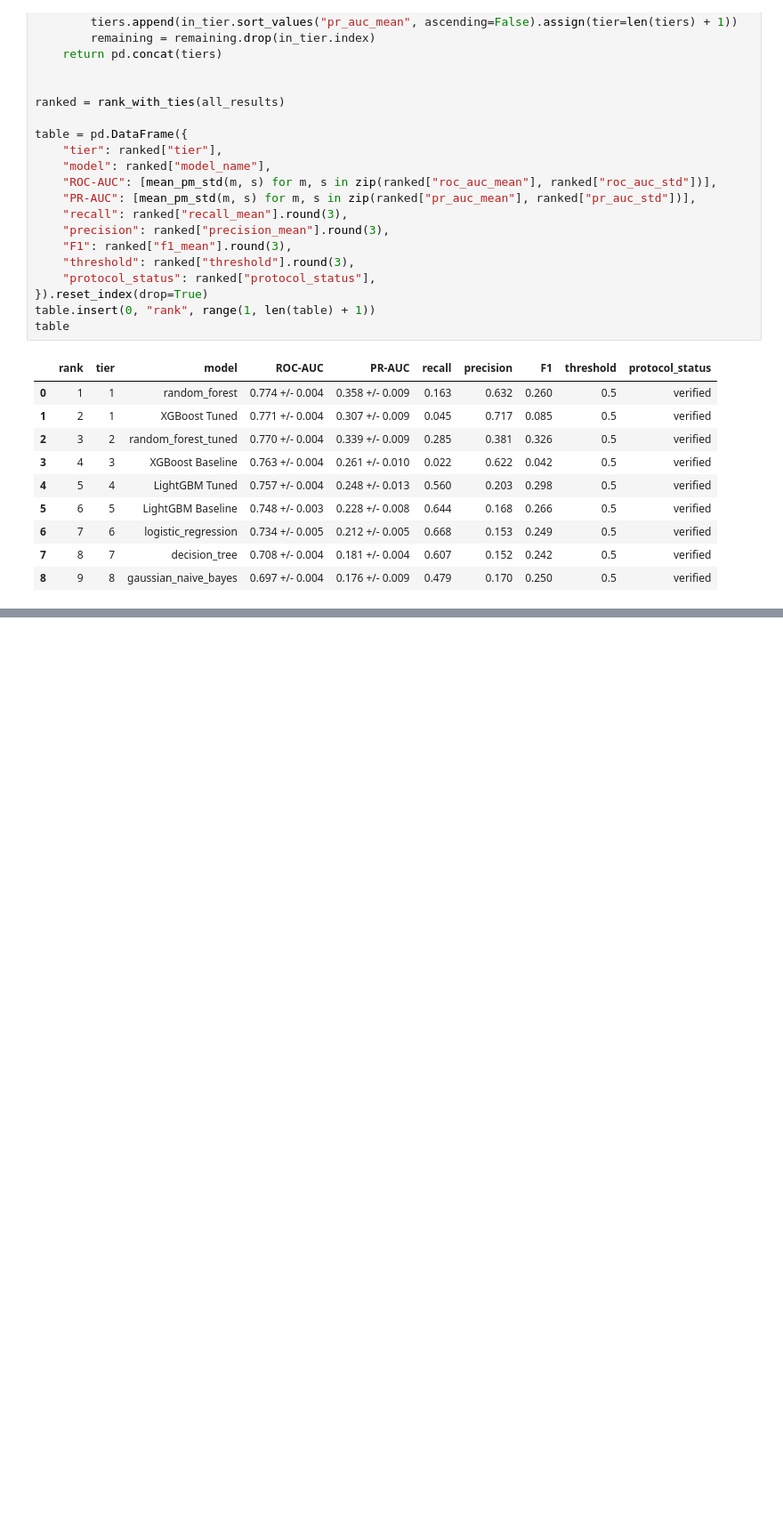
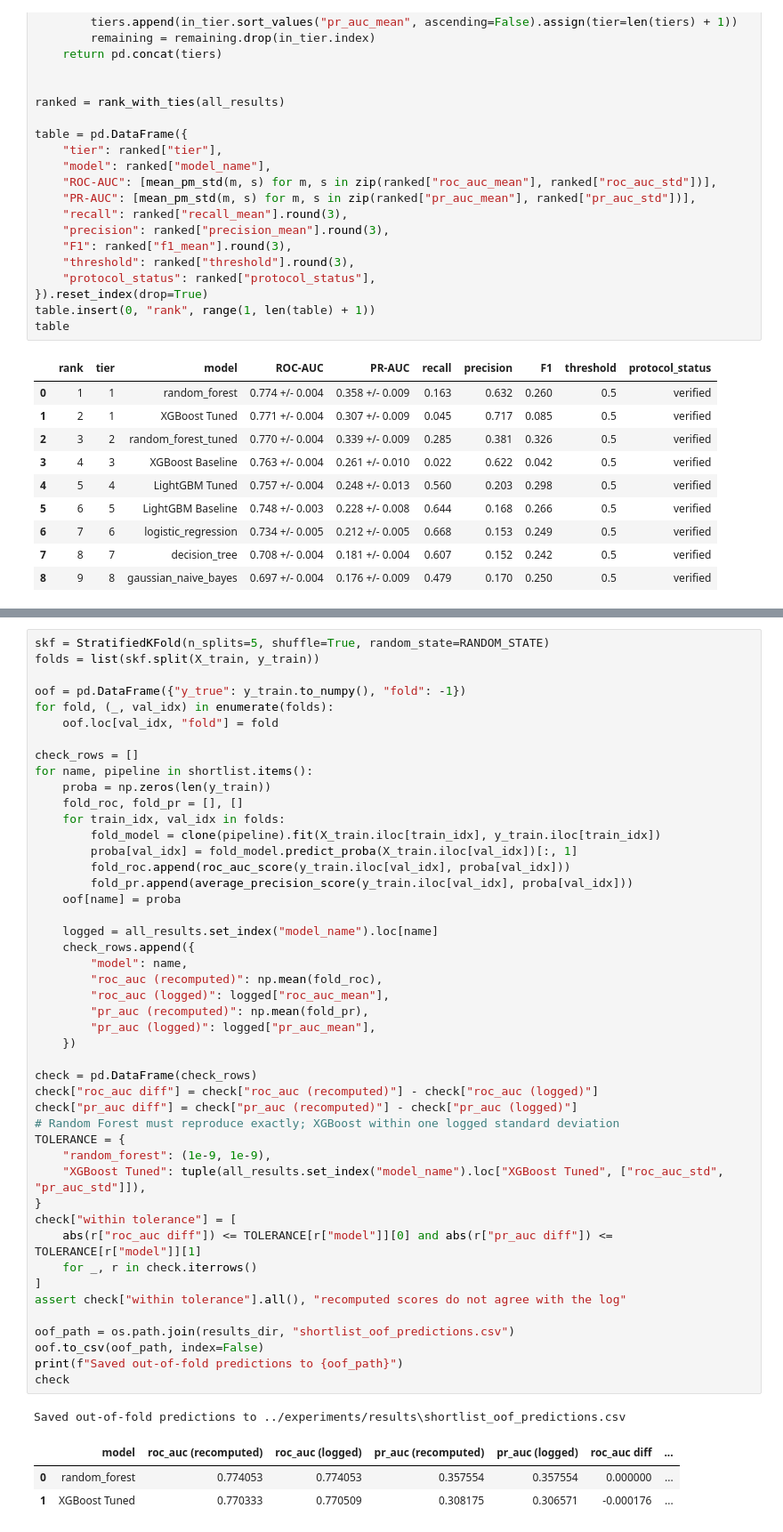
Before and after one commit to Pasiya990/FDM-AutoMobile_Loan_Default_Modelling, a Jupyter notebook: notebooks/06b_model_comparison.ipynb, the cells around one changed output, grey strips where cells are left out. Shown at 89% size. Cells and saved outputs as stored; diff of their text form; blank space fills up the shorter version.

```diff
--- a/notebooks/06b_model_comparison.ipynb
+++ b/notebooks/06b_model_comparison.ipynb
@@ -105,0 +141,51 @@ table
+# %%
+skf = StratifiedKFold(n_splits=5, shuffle=True, random_state=RANDOM_STATE)
+folds = list(skf.split(X_train, y_train))
+
+oof = pd.DataFrame({"y_true": y_train.to_numpy(), "fold": -1})
+for fold, (_, val_idx) in enumerate(folds):
+    oof.loc[val_idx, "fold"] = fold
+
+check_rows = []
+for name, pipeline in shortlist.items():
+    proba = np.zeros(len(y_train))
+    fold_roc, fold_pr = [], []
+    for train_idx, val_idx in folds:
+        fold_model = clone(pipeline).fit(X_train.iloc[train_idx], y_train.iloc[train_idx])
+        proba[val_idx] = fold_model.predict_proba(X_train.iloc[val_idx])[:, 1]
+        fold_roc.append(roc_auc_score(y_train.iloc[val_idx], proba[val_idx]))
+        fold_pr.append(average_precision_score(y_train.iloc[val_idx], proba[val_idx]))
+    oof[name] = proba
+
+    logged = all_results.set_index("model_name").loc[name]
+    check_rows.append({
+        "model": name,
+        "roc_auc (recomputed)": np.mean(fold_roc),
+        "roc_auc (logged)": logged["roc_auc_mean"],
+        "pr_auc (recomputed)": np.mean(fold_pr),
+        "pr_auc (logged)": logged["pr_auc_mean"],
+    })
+
+check = pd.DataFrame(check_rows)
+check["roc_auc diff"] = check["roc_auc (recomputed)"] - check["roc_auc (logged)"]
+check["pr_auc diff"] = check["pr_auc (recomputed)"] - check["pr_auc (logged)"]
+# Random Forest must reproduce exactly; XGBoost within one logged standard deviation
+TOLERANCE = {
+    "random_forest": (1e-9, 1e-9),
+    "XGBoost Tuned": tuple(all_results.set_index("model_name").loc["XGBoost Tuned", ["roc_auc_std", "pr_auc_std"]]),
+}
+check["within tolerance"] = [
+    abs(r["roc_auc diff"]) <= TOLERANCE[r["model"]][0] and abs(r["pr_auc diff"]) <= TOLERANCE[r["model"]][1]
+    for _, r in check.iterrows()
+]
+assert check["within tolerance"].all(), "recomputed scores do not agree with the log"
+
+oof_path = os.path.join(results_dir, "shortlist_oof_predictions.csv")
+oof.to_csv(oof_path, index=False)
+print(f"Saved out-of-fold predictions to {oof_path}")
+check
+# %% [output]
+Saved out-of-fold predictions to ../experiments/results\shortlist_oof_predictions.csv
+|  | model | roc_auc (recomputed) | roc_auc (logged) | pr_auc (recomputed) | pr_auc (logged) | roc_auc diff | ... |
+| 0 | random_forest | 0.774053 | 0.774053 | 0.357554 | 0.357554 | 0.000000 | ... |
+| 1 | XGBoost Tuned | 0.770333 | 0.770509 | 0.308175 | 0.306571 | -0.000176 | ... |
```
Also changed, not shown: parts of 8 cells of this notebook, 14 other files.
